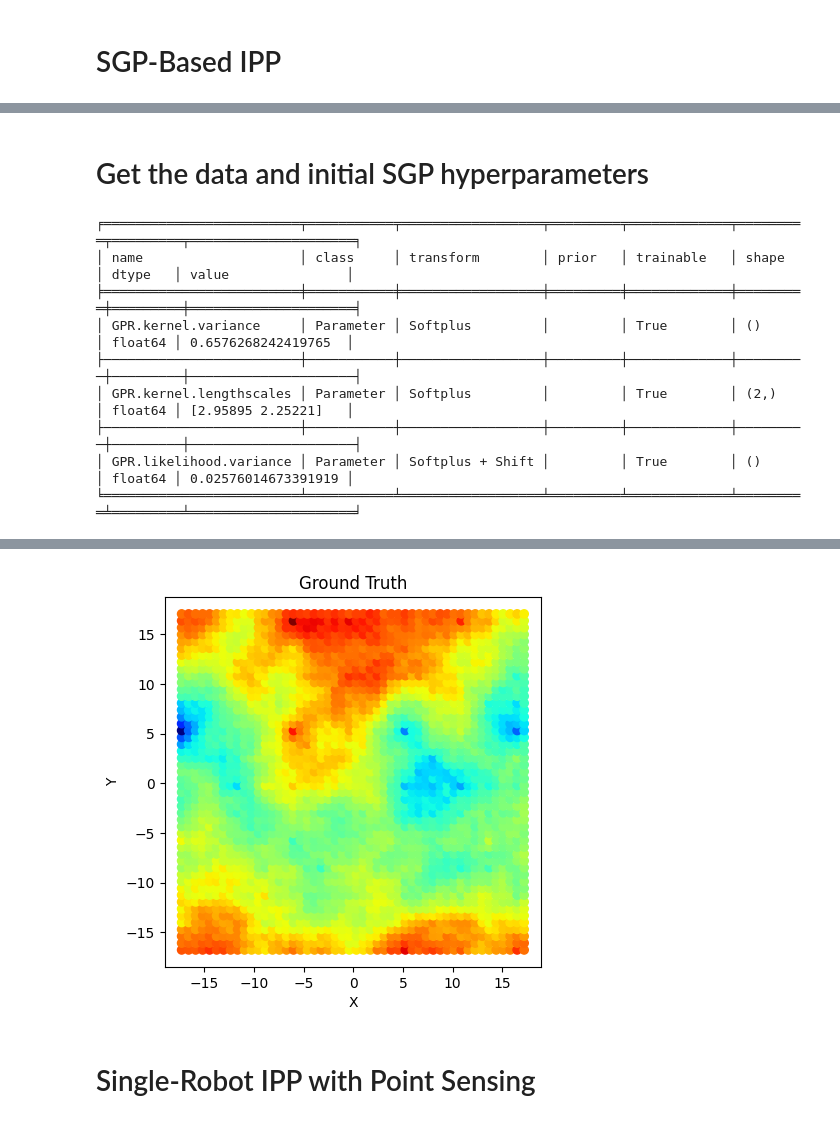
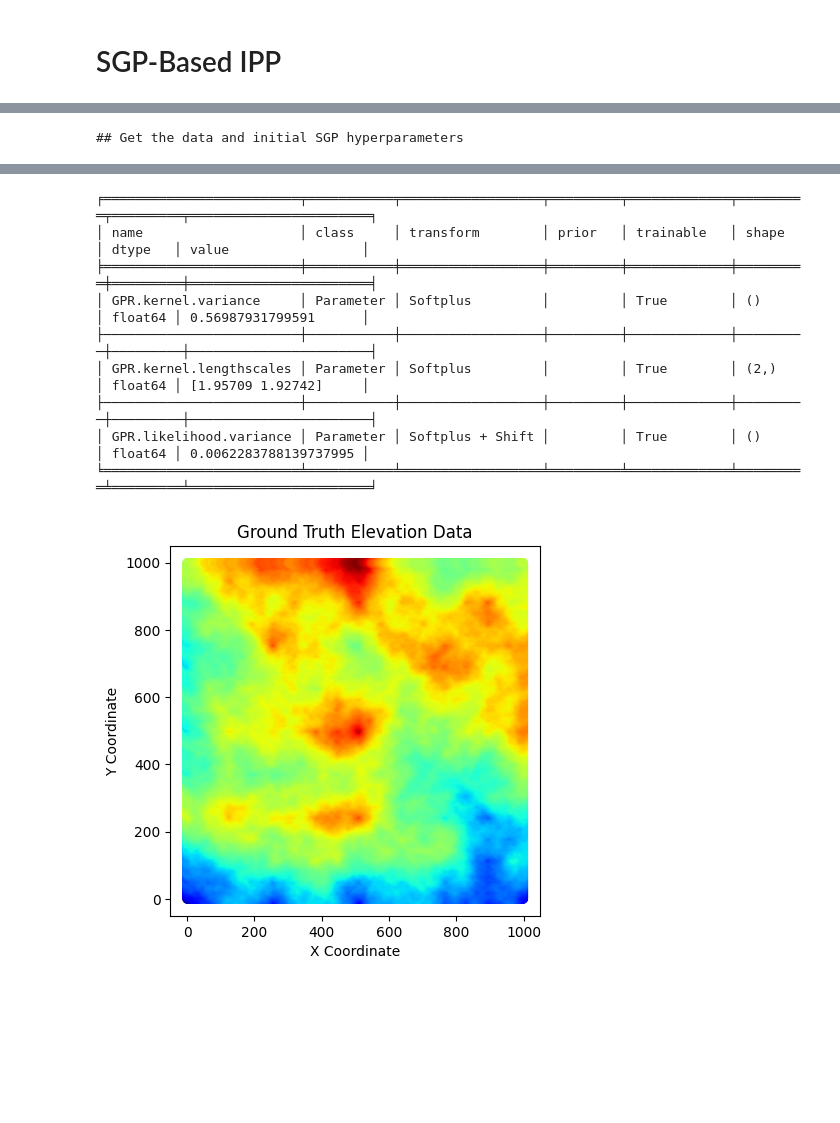
Before and after one commit to itskalvik/sgp-tools, a Jupyter notebook: examples/IPP.ipynb, the cells around one changed output, grey strips where cells are left out. Cells and saved outputs as stored; diff of their text form; code cells hidden in the pictures; blank space fills up the shorter version.

```diff
--- a/examples/IPP.ipynb
+++ b/examples/IPP.ipynb
@@ -22,2 +34,0 @@ tf.random.set_seed(1234)
-# %% [markdown]
-# Get the data and initial SGP hyperparameters
@@ -24,24 +123,22 @@ tf.random.set_seed(1234)
 # %%
-# Get the synthetic elevation data
-X_train, y_train, X_test, y_test, candidates, X, y = get_dataset()
+print("## Get the data and initial SGP hyperparameters")
 
-# Train the GP and get the model parameters
+# Get the synthetic elevation data and scalers
+X_train, y_train, X_test, y_test, candidates, X_ground_truth_original, y_ground_truth_original, X_scaler = get_dataset()
+
+# Train a Gaussian Process (GP) model and get the optimized kernel parameters
+# `get_model_params` returns loss_values, noise_variance, kernel_object
 _, noise_variance, kernel = get_model_params(X_train, y_train,
-                                             lengthscales=[1.0, 1.0],
-                                             optimizer='scipy')
-plt.scatter(X[:, 0], X[:, 1], c=y, cmap='jet')
-plt.title("Ground Truth")
-plt.xlabel('X')
-plt.ylabel('Y')
-plt.gca().set_aspect('equal')
+                                             lengthscales=[1.0, 1.0], # Initial lengthscales for the RBF kernel
+                                             optimizer='scipy.L-BFGS-B') # Use SciPy's L-BFGS-B optimizer
+
+# Plot the ground truth data
+plt.figure()
+plt.scatter(X_ground_truth_original[:, 0], X_ground_truth_original[:, 1], c=y_ground_truth_original, cmap='jet', alpha=0.8)
+plt.title("Ground Truth Elevation Data")
+plt.xlabel('X Coordinate')
+plt.ylabel('Y Coordinate')
+plt.gca().set_aspect('equal', adjustable='box')
 plt.show()
 # %% [output]
-╒═════════════════════════╤═══════════╤══════════════════╤═════════╤═════════════╤═════════╤═════════╤═════════════════════╕
-│ name                    │ class     │ transform        │ prior   │ trainable   │ shape   │ dtype   │ value               │
-╞═════════════════════════╪═══════════╪══════════════════╪═════════╪═════════════╪═════════╪═════════╪═════════════════════╡
-│ GPR.kernel.variance     │ Parameter │ Softplus         │         │ True        │ ()      │ float64 │ 0.6576268242419765  │
-├─────────────────────────┼───────────┼──────────────────┼─────────┼─────────────┼─────────┼─────────┼─────────────────────┤
-│ GPR.kernel.lengthscales │ Parameter │ Softplus         │         │ True        │ (2,)    │ float64 │ [2.95895 2.25221]   │
-├─────────────────────────┼───────────┼──────────────────┼─────────┼─────────────┼─────────┼─────────┼─────────────────────┤
-│ GPR.likelihood.variance │ Parameter │ Softplus + Shift │         │ True        │ ()      │ float64 │ 0.02576014673391919 │
-╘═════════════════════════╧═══════════╧══════════════════╧═════════╧═════════════╧═════════╧═════════╧═════════════════════╛
+## Get the data and initial SGP hyperparameters
@@ -48,3 +146,10 @@ plt.show()
+╒═════════════════════════╤═══════════╤══════════════════╤═════════╤═════════════╤═════════╤═════════╤═══════════════════════╕
+│ name                    │ class     │ transform        │ prior   │ trainable   │ shape   │ dtype   │ value                 │
+╞═════════════════════════╪═══════════╪══════════════════╪═════════╪═════════════╪═════════╪═════════╪═══════════════════════╡
+│ GPR.kernel.variance     │ Parameter │ Softplus         │         │ True        │ ()      │ float64 │ 0.56987931799591      │
+├─────────────────────────┼───────────┼──────────────────┼─────────┼─────────────┼─────────┼─────────┼───────────────────────┤
+│ GPR.kernel.lengthscales │ Parameter │ Softplus         │         │ True        │ (2,)    │ float64 │ [1.95709 1.92742]     │
+├─────────────────────────┼───────────┼──────────────────┼─────────┼─────────────┼─────────┼─────────┼───────────────────────┤
+│ GPR.likelihood.variance │ Parameter │ Softplus + Shift │         │ True        │ ()      │ float64 │ 0.0062283788139737995 │
+╘═════════════════════════╧═══════════╧══════════════════╧═════════╧═════════════╧═════════╧═════════╧═══════════════════════╛
-[figure, old version]
+[figure, new version]
-# %% [markdown]
-# Single-Robot IPP with Point Sensing
```
Also changed, not shown: parts of 13 cells of this notebook, 1 other file.
